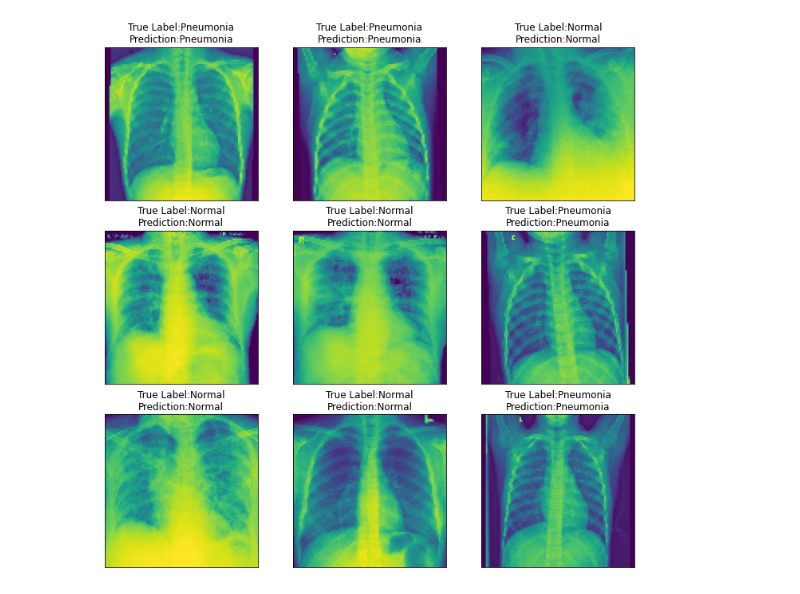
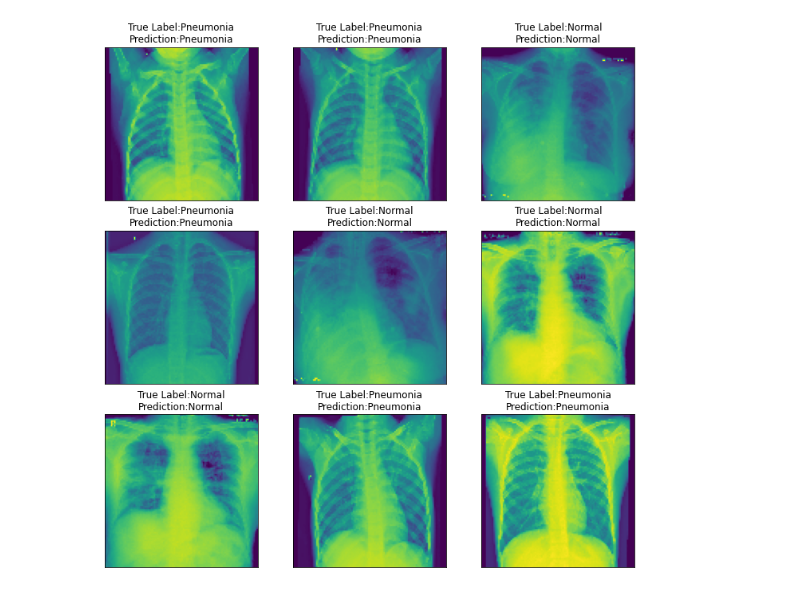
Before and after one commit to sesankm/pneumonia_detection, a Jupyter notebook: covid.ipynb, the cells around one changed output. Drawn from its saved outputs; the diff is of its cells as text; code cells hidden in the pictures.

```diff
--- a/covid.ipynb
+++ b/covid.ipynb
@@ -71,16 +71,16 @@ Epoch 100/100
 # %%
 class_labels = ["Pneumonia", "Normal"]
 plt.figure(figsize=(12, 12))
 for i in range(9):
-    pred = model.predict(x_test[i].reshape(-1, 100, 100)).tolist()[0]
+    pred = model.predict(x_val[i].reshape(-1, 100, 100)).tolist()[0]
     pred = pred.index(max(pred))
     pred = class_labels[pred]
-    true = class_labels[y_test[i]]
+    true = class_labels[y_val[i]]
     plt.subplot(3, 3, i+1)
-    plt.imshow(x_test[i])
+    plt.imshow(x_val[i])
     plt.xticks([])
     plt.yticks([])
     plt.title("True Label:{}\nPrediction:{}".format(true, pred))
 # %% [output]
-[figure, old version]
+[figure, new version]
 # %%
```
Also changed, not shown: parts of 2 cells of this notebook.
